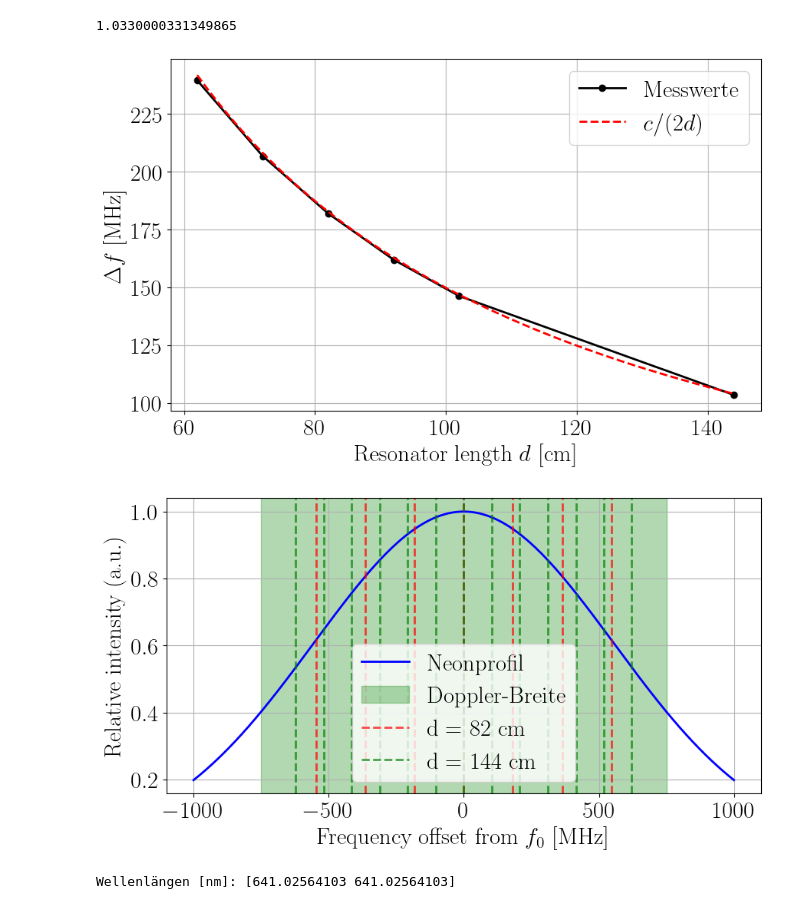
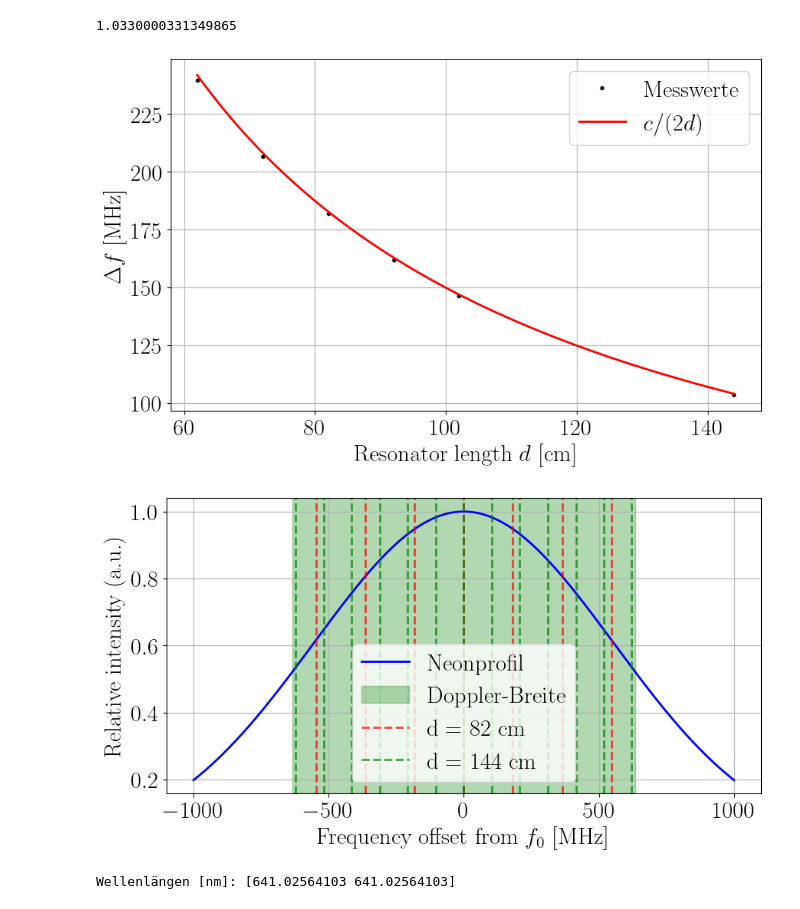
Before and after one commit to janvito/FP_24, a Jupyter notebook: V61/Skripte/Moden.ipynb, the cells around one changed output. Drawn from its saved outputs; the diff is of its cells as text; code cells hidden in the pictures.

```diff
--- a/V61/Skripte/Moden.ipynb
+++ b/V61/Skripte/Moden.ipynb
@@ -234,20 +234,21 @@ doppler_curve /= doppler_curve.max()  # Normalize
 
 # Prepare mode frequencies for each resonator length
 ds = np.array([82,72,92,102,62,144])/100
-fpeaks = [[[181,-10.4],[363.7,-11.4],[545.5,-12],[727,-13],[909,-17],[1091,-29],[1273,-40]],
-          [[206,-13],[413,-14.4],[620,-16],[826,-19],[1033,-30],[1240,-44]],
-          [[161.7,-7.6],[323,-8],[485,-10],[647,-10],[810,-14],[972,-22],[1134,-32],[1296,-42]],
-          [[146,-9],[292,-10],[438,-12],[584,-12],[731,-13],[877,-18],[1020,-24],[1169,-32],[1317,-42]],
-          [[239,-9],[478,-10],[718,-12],[957,-22],[1197,-37]],
-          [[103,6],[207,6],[310,5.5],[414,5],[517,4],[621,2],[724,1],[828,-2],[932,-8],[1035,-15],[1140,-24],[1242,-30],[1346,-37]]]
-
+fpeaks = [
+    [181, 363.7, 545.5, 727, 909, 1091, 1273],
+    [206, 413, 620, 826, 1033, 1240],
+    [161.7, 323, 485, 647, 810, 972, 1134, 1296],
+    [146, 292, 438, 584, 731, 877, 1020, 1169, 1317],
+    [239, 478, 718, 957, 1197],
+    [103, 207, 310, 414, 517, 621, 724, 828, 932, 1035, 1140, 1242, 1346]
+]
 # Plot 1: Beat frequency vs. resonator length (already done)
 plt.figure(figsize=(10,6))
 sort_idx = np.argsort(ds)
 ds_sorted = ds[sort_idx]
 beat_freqs = []
 for d, f in zip(ds, fpeaks):
-    fpeak = np.array([item[0] for item in f])
+    fpeak = np.array(f)
     fdiffs = fpeak[1:] - fpeak[:-1]
     beat_freqs.append(fdiffs[fdiffs < 40000].mean())
 beat_freqs = np.array(beat_freqs)
@@ -255,41 +256,43 @@ beat_freqs_sorted = beat_freqs[sort_idx]
 d_fine = np.linspace(ds_sorted.min(), ds_sorted.max(), 300)
 theoretical_fine = (c.c / (2 * d_fine)) / 1e6  # in MHz
 
-plt.plot(ds_sorted*100, beat_freqs_sorted, 'ko-', label='Messwerte')
-plt.plot(d_fine*100, theoretical_fine, 'r--', label=r'$c/(2d)$')
+plt.plot(ds_sorted*100, beat_freqs_sorted, 'k.', label='Messwerte')
+plt.plot(d_fine*100, theoretical_fine, 'r-', label=r'$c/(2d)$')
 plt.xlabel(r"Resonator length $d$ [cm]")
 plt.ylabel(r"$\Delta f$ [MHz]")
 plt.legend()
 plt.grid(True)
+plt.savefig("deltaf.png",dpi=300)
 plt.show()
 
 plt.figure(figsize=(10,5))
 plt.plot((f_axis-f0)/1e6, doppler_curve, 'b-', label='Neonprofil')
 
 colors = ['r', 'g']
 labels = [
     f'd = {int(ds[0]*100)} cm',
     f'd = {int(ds[-1]*100)} cm'
 ]
-plt.axvspan(-750, 750, alpha=0.3, color='green', label='Doppler-Breite')
+plt.axvspan(-1270/2, 1270/2, alpha=0.3, color='green', label='Doppler-Breite')
 for i, (d, f) in enumerate(zip([ds[0], ds[-1]], [fpeaks[0], fpeaks[-1]])):
-    fpeak = np.array([item[0] for item in f]) * 1e6  # MHz to Hz
+    fpeak = np.array(f) * 1e6  # MHz to Hz
     mode_freqs = f0 + (fpeak - fpeak.mean())
     # Only first and last mode
     for j, freq in enumerate(mode_freqs):
         label = labels[i] if j == 0 else None
         plt.axvline((freq-f0)/1e6, color=colors[i], linestyle='--', alpha=0.7, label=label)
         # Find the closest point on the f_axis for freq
         idx = np.abs(f_axis - freq).argmin()
 
 plt.xlabel(r"Frequency offset from $f_0$ [MHz]")
 plt.ylabel("Relative intensity (a.u.)")
 plt.legend()
 plt.grid(True)
+plt.savefig("doppler.png",dpi=300)
 plt.show()
 # %% [output]
-[figure, old version]
+[figure, new version]
-[figure, old version]
+[figure, new version]
 # %%
 dBlendeSchirm = 52  # cm
 g = [80, 100]       # µm
```
Also changed, not shown: 6 other files.
